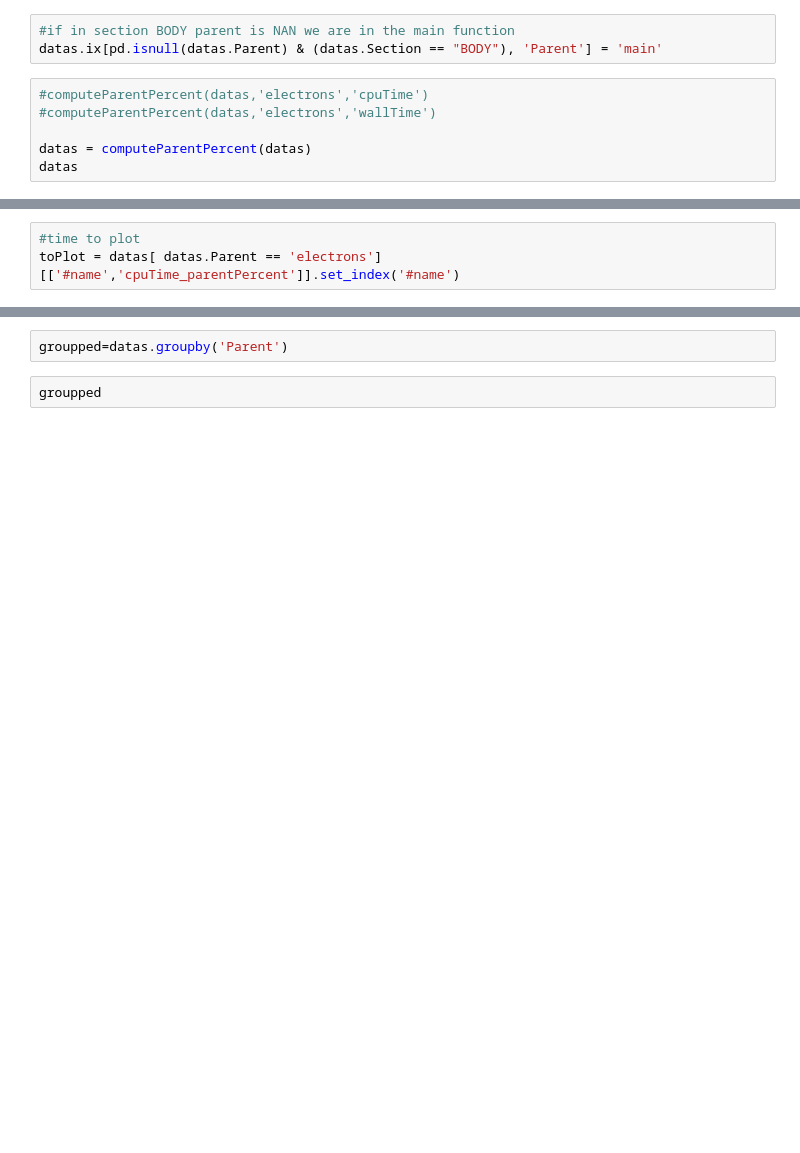
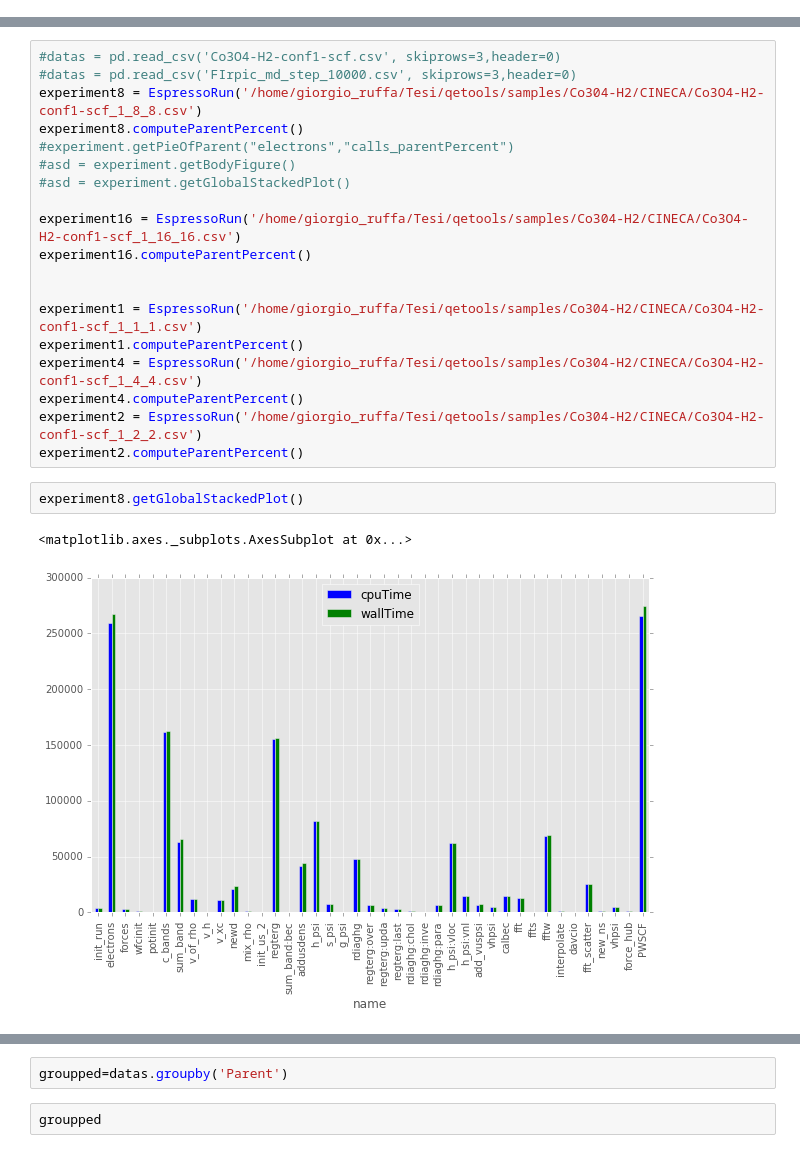
Before and after one commit to gioruffa/qetools, a Jupyter notebook: plotter.ipynb, the cells around one changed output, grey strips where cells are left out. Saved outputs shown, nothing was run; the diff lists cells and outputs as text; blank space fills up the shorter version.

```diff
--- a/plotter.ipynb
+++ b/plotter.ipynb
@@ -34,9 +9,0 @@ datas = pd.read_csv('FIrpic_md_step_10000.csv', skiprows=3,header=0)
-# %%
-#if in section BODY parent is NAN we are in the main function
-datas.ix[pd.isnull(datas.Parent) & (datas.Section == "BODY"), 'Parent'] = 'main'
-# %%
-#computeParentPercent(datas,'electrons','cpuTime')
-#computeParentPercent(datas,'electrons','wallTime')
-
-datas = computeParentPercent(datas)
-datas
@@ -61,3 +9,0 @@ datas
-# %%
-#time to plot
-toPlot = datas[ datas.Parent == 'electrons'][['#name','cpuTime_parentPercent']].set_index('#name')
@@ -134,0 +98,24 @@ def getStackedGlobalPlot(datas) :
+# %%
+#datas = pd.read_csv('Co3O4-H2-conf1-scf.csv', skiprows=3,header=0)
+#datas = pd.read_csv('FIrpic_md_step_10000.csv', skiprows=3,header=0)
+experiment8 = EspressoRun('/home/giorgio_ruffa/Tesi/qetools/samples/Co304-H2/CINECA/Co3O4-H2-conf1-scf_1_8_8.csv')
+experiment8.computeParentPercent()
+#experiment.getPieOfParent("electrons","calls_parentPercent")
+#asd = experiment.getBodyFigure()
+#asd = experiment.getGlobalStackedPlot()
+
+experiment16 = EspressoRun('/home/giorgio_ruffa/Tesi/qetools/samples/Co304-H2/CINECA/Co3O4-H2-conf1-scf_1_16_16.csv')
+experiment16.computeParentPercent()
+
+
+experiment1 = EspressoRun('/home/giorgio_ruffa/Tesi/qetools/samples/Co304-H2/CINECA/Co3O4-H2-conf1-scf_1_1_1.csv')
+experiment1.computeParentPercent()
+experiment4 = EspressoRun('/home/giorgio_ruffa/Tesi/qetools/samples/Co304-H2/CINECA/Co3O4-H2-conf1-scf_1_4_4.csv')
+experiment4.computeParentPercent()
+experiment2 = EspressoRun('/home/giorgio_ruffa/Tesi/qetools/samples/Co304-H2/CINECA/Co3O4-H2-conf1-scf_1_2_2.csv')
+experiment2.computeParentPercent()
+# %%
+experiment8.getGlobalStackedPlot()
+# %% [output]
+<matplotlib.axes._subplots.AxesSubplot at 0x...>
+[figure, added]
```
Also changed, not shown: parts of 17 cells of this notebook, 1 other file.
